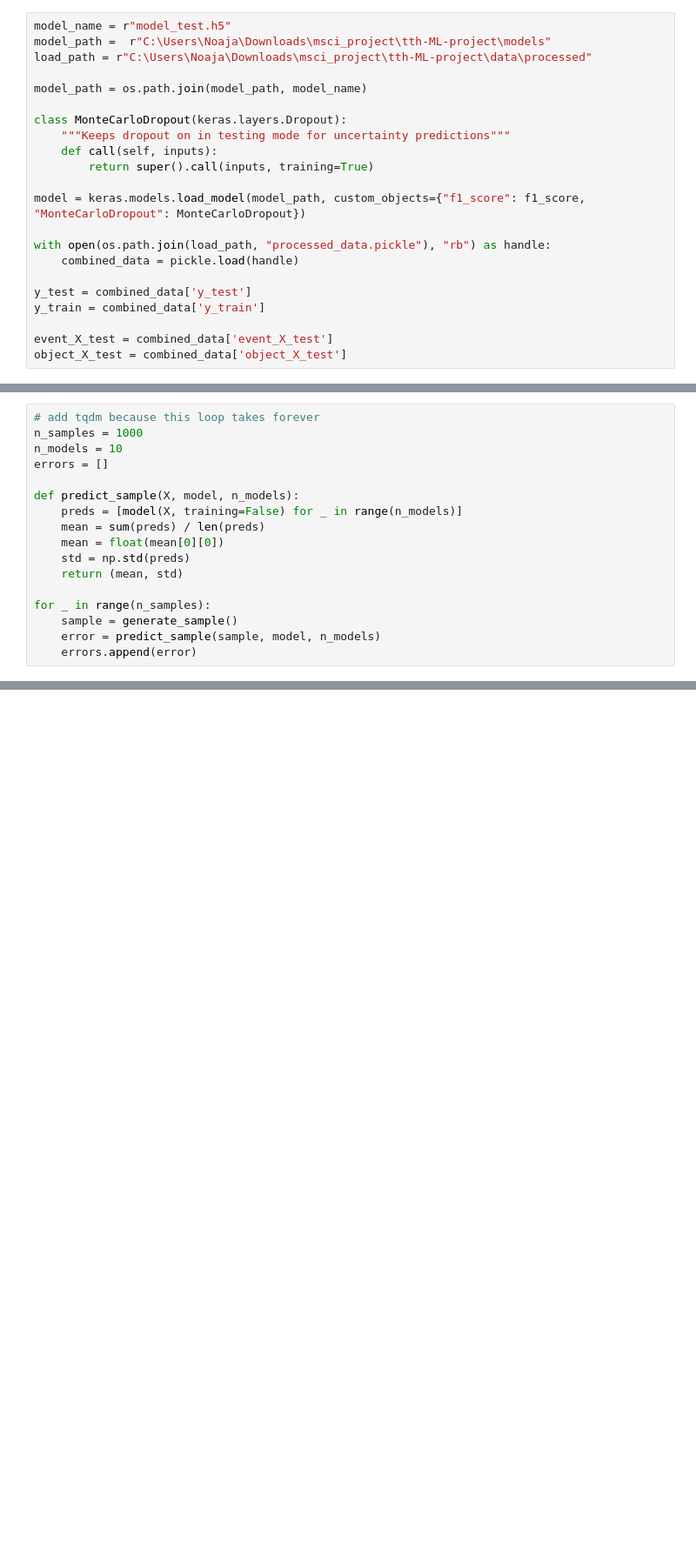
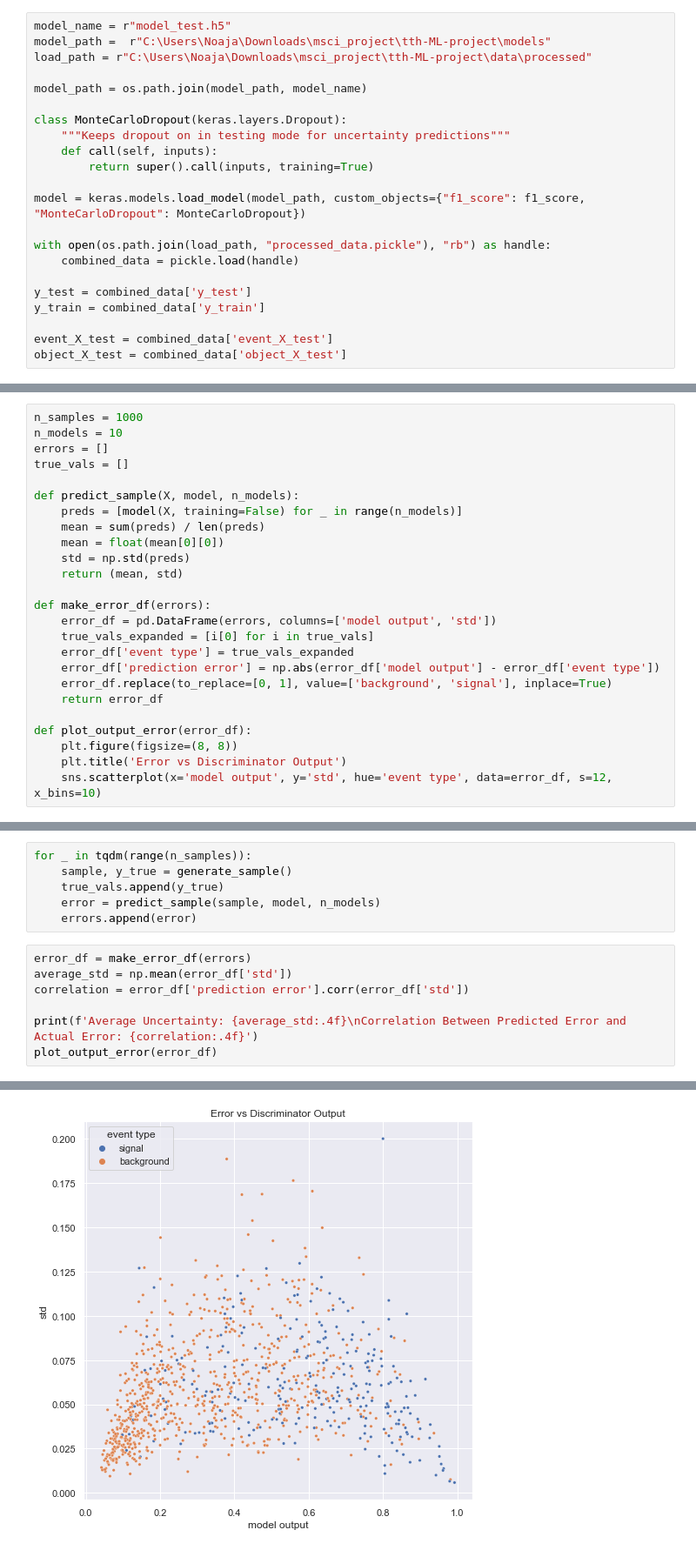
Before and after one commit to NoahHA/tth-ML-project, a Jupyter notebook: notebooks/data_analysis/model_uncertainty.ipynb, the cells around one changed output, grey strips where cells are left out. Shown at 87% size. Cells and saved outputs as stored; diff of their text form; blank space fills up the shorter version.

```diff
--- a/notebooks/data_analysis/model_uncertainty.ipynb
+++ b/notebooks/data_analysis/model_uncertainty.ipynb
@@ -59,8 +67,8 @@ plot_dist(sample, model, n_models)
 # %%
-# add tqdm because this loop takes forever
 n_samples = 1000
 n_models = 10
 errors = []
+true_vals = []
 
 def predict_sample(X, model, n_models):
     preds = [model(X, training=False) for _ in range(n_models)]
@@ -69,7 +77,15 @@ def predict_sample(X, model, n_models):
     std = np.std(preds)
     return (mean, std)
 
-for _ in range(n_samples):
-    sample = generate_sample()
-    error = predict_sample(sample, model, n_models)
-    errors.append(error)
+def make_error_df(errors):
+    error_df = pd.DataFrame(errors, columns=['model output', 'std'])
+    true_vals_expanded = [i[0] for i in true_vals]
+    error_df['event type'] = true_vals_expanded
+    error_df['prediction error'] = np.abs(error_df['model output'] - error_df['event type'])
+    error_df.replace(to_replace=[0, 1], value=['background', 'signal'], inplace=True)
+    return error_df
+
+def plot_output_error(error_df):
+    plt.figure(figsize=(8, 8))
+    plt.title('Error vs Discriminator Output')
+    sns.scatterplot(x='model output', y='std', hue='event type', data=error_df, s=12, x_bins=10)
@@ -88,0 +92,14 @@ plt.scatter(*zip(*errors), s=8)
+# %%
+for _ in tqdm(range(n_samples)):
+    sample, y_true = generate_sample()
+    true_vals.append(y_true)
+    error = predict_sample(sample, model, n_models)
+    errors.append(error)
+# %%
+error_df = make_error_df(errors)
+average_std = np.mean(error_df['std'])
+correlation = error_df['prediction error'].corr(error_df['std'])
+
+print(f'Average Uncertainty: {average_std:.4f}\nCorrelation Between Predicted Error and Actual Error: {correlation:.4f}')
+plot_output_error(error_df)
+# %% [output]
@@ -88,0 +108 @@ plt.scatter(*zip(*errors), s=8)
+[figure, added]
```
Also changed, not shown: parts of 8 cells of this notebook, 9 other files.
